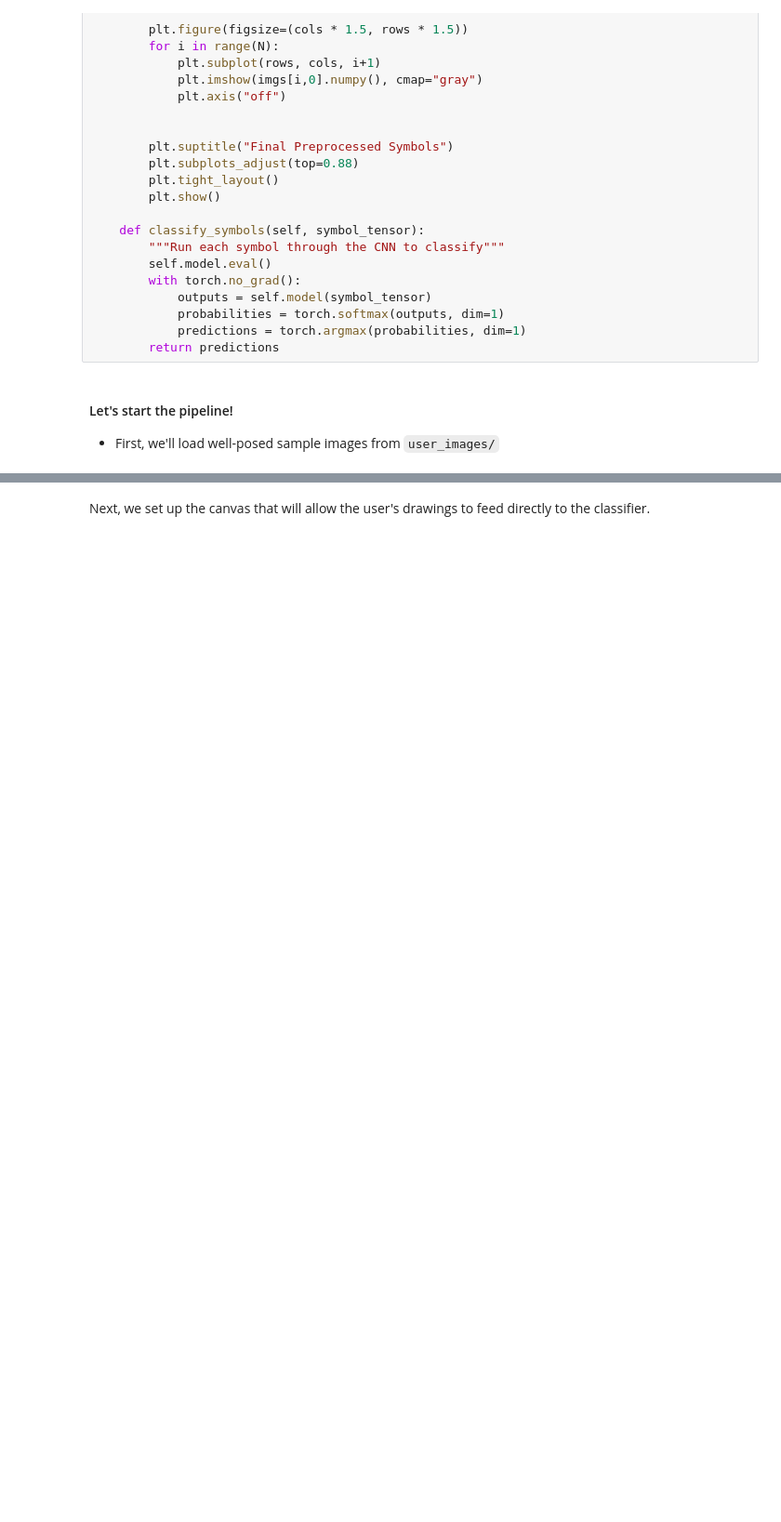
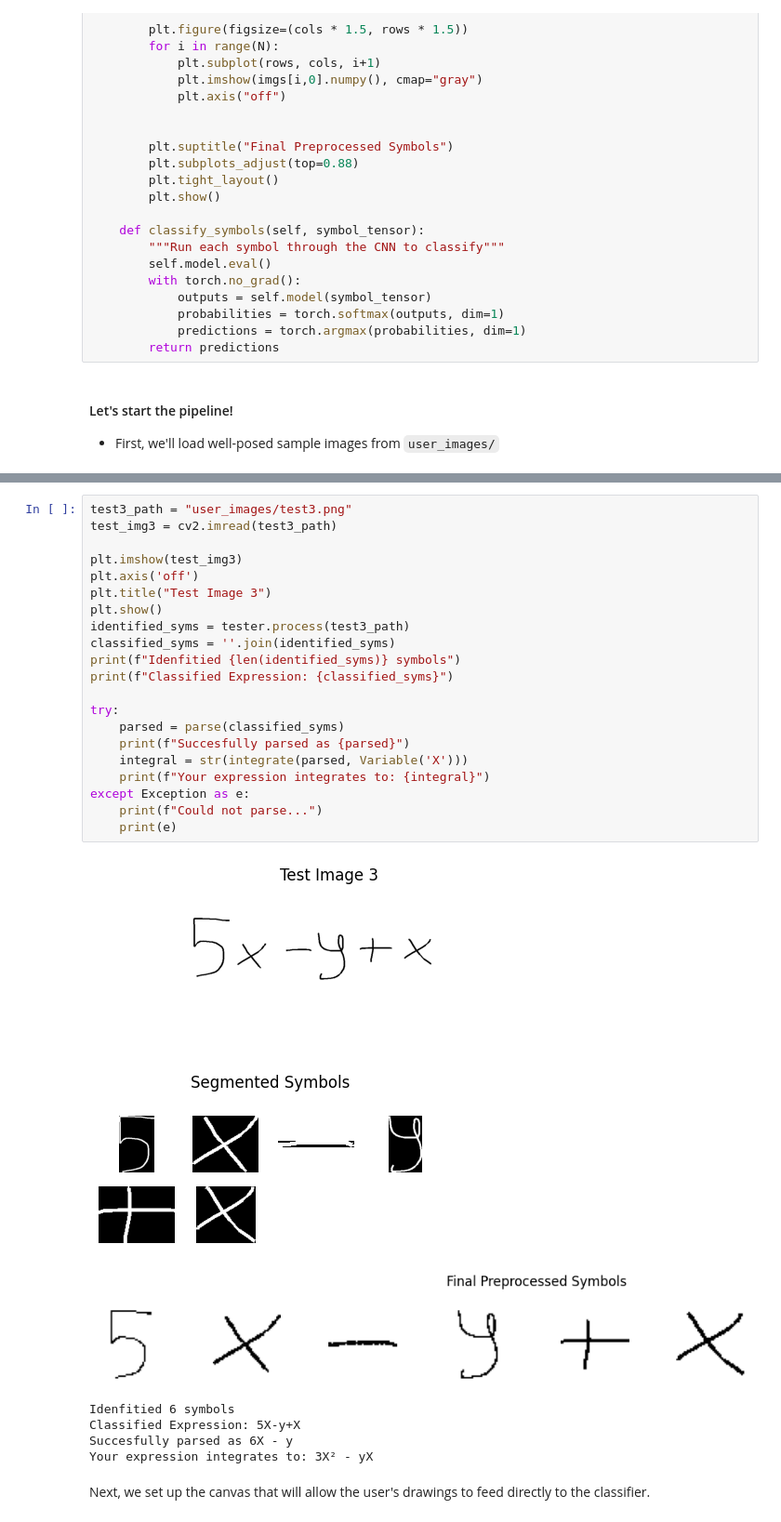
Before and after one commit to ajlevy246/CS-4824---Capstone, a Jupyter notebook: pipeline_example.ipynb, the cells around one changed output, grey strips where cells are left out. Shown at 93% size. Cells and saved outputs as stored; diff of their text form; blank space fills up the shorter version.

```diff
--- a/pipeline_example.ipynb
+++ b/pipeline_example.ipynb
@@ -245,6 +245,35 @@ Idenfitied 6 symbols
 Classified Expression: 5X+3-1
 Succesfully parsed as 2 + 5X
 Your expression integrates to: 2X + (5/2)X²
+# %%
+test3_path = "user_images/test3.png"
+test_img3 = cv2.imread(test3_path)
+
+plt.imshow(test_img3)
+plt.axis('off')
+plt.title("Test Image 3")
+plt.show()
+identified_syms = tester.process(test3_path)
+classified_syms = ''.join(identified_syms)
+print(f"Idenfitied {len(identified_syms)} symbols")
+print(f"Classified Expression: {classified_syms}")
+
+try:
+    parsed = parse(classified_syms)
+    print(f"Succesfully parsed as {parsed}")
+    integral = str(integrate(parsed, Variable('X')))
+    print(f"Your expression integrates to: {integral}")
+except Exception as e:
+    print(f"Could not parse...")
+    print(e)
+# %% [output]
+[figure, added]
+[figure, added]
+[figure, added]
+Idenfitied 6 symbols
+Classified Expression: 5X-y+X
+Succesfully parsed as 6X - y
+Your expression integrates to: 3X² - yX
 # %% [markdown]
 Next, we set up the canvas that will allow the user's drawings to feed directly to the classifier.
 # %%
```
Also changed, not shown: parts of 3 cells of this notebook.
